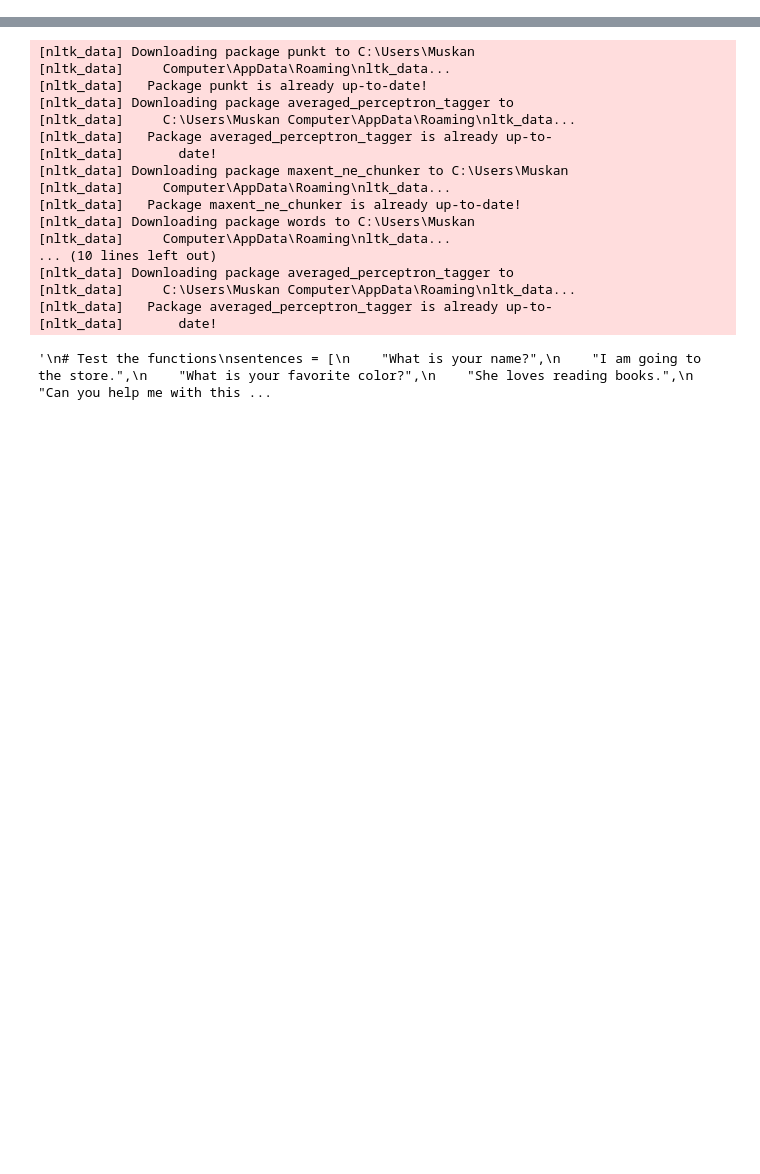
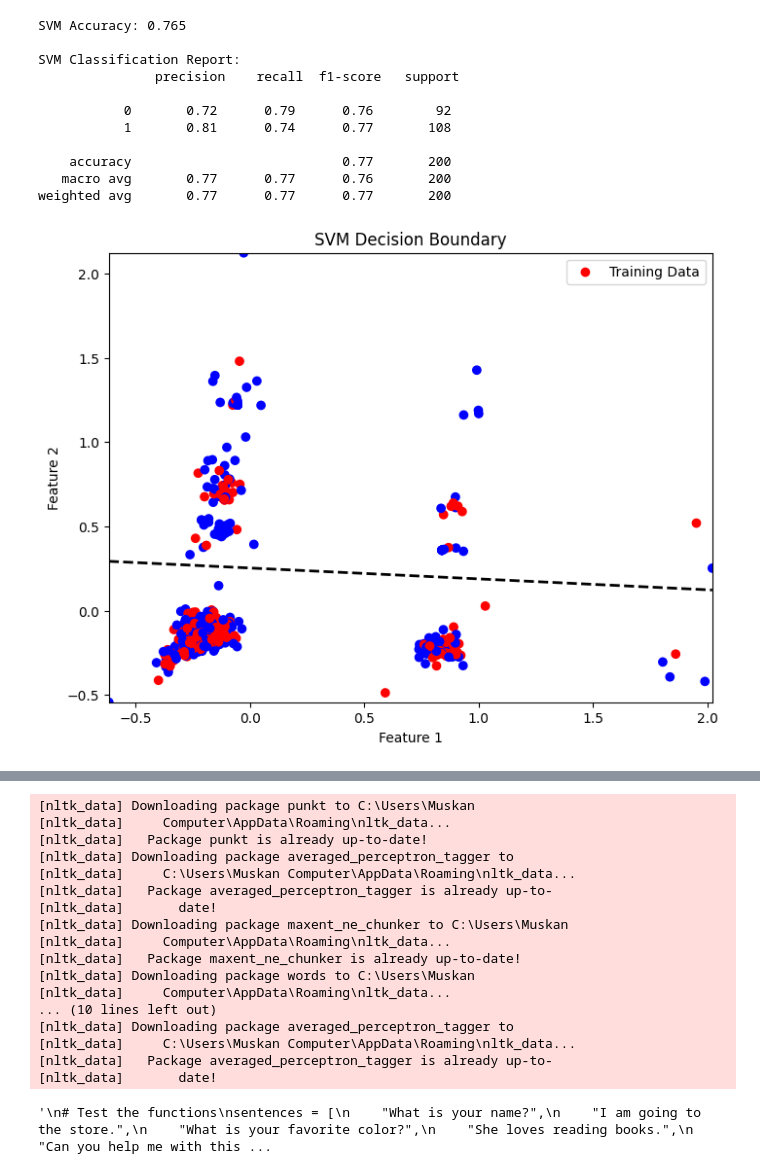
Before and after one commit to FawadSaqlain/customer-care-system, a Jupyter notebook: test.ipynb, the cells around one changed output, grey strips where cells are left out. Cells and saved outputs as stored; diff of their text form; code cells hidden in the pictures; blank space fills up the shorter version.

Commit message:
working upon the message classification and response

```diff
--- a/test.ipynb
+++ b/test.ipynb
@@ -331,0 +269,53 @@ weighted avg       0.77      0.77      0.77       200
+# %%
+
+# Train and evaluate SVM
+svm_model = SVC(kernel='linear')
+svm_model.fit(X_train, y_train)
+svm_pred = svm_model.predict(X_test)
+print("SVM Accuracy:", accuracy_score(y_test, svm_pred))
+print("\nSVM Classification Report:\n", classification_report(y_test, svm_pred))
+
+# Hyperplane visualization
+def SVM_visualize_hyperplane( X_train, y_train):
+    # Reduce data to 2 dimensions using PCA
+    pca = PCA(n_components=2)
+    X_train_2d = pca.fit_transform(X_train.toarray())
+
+    # Train a new SVM model on the reduced data
+    model_2d = SVC(kernel='linear')
+    model_2d.fit(X_train_2d, y_train)
+
+    # Create a grid for plotting
+    xx, yy = np.meshgrid(
+        np.linspace(X_train_2d[:, 0].min(), X_train_2d[:, 0].max(), 100),
+        np.linspace(X_train_2d[:, 1].min(), X_train_2d[:, 1].max(), 100)
+    )
+    Z = model_2d.decision_function(np.c_[xx.ravel(), yy.ravel()])
+    Z = Z.reshape(xx.shape)
+
+    # Plot
+    plt.figure(figsize=(8, 6))
+    colors = ['red' if label == 0 else 'blue' for label in y_train]
+    plt.scatter(X_train_2d[:, 0], X_train_2d[:, 1], c=colors, label='Training Data')
+    plt.contour(xx, yy, Z, levels=[0], linewidths=2, colors='black', linestyles='--', label='Hyperplane')
+    plt.title("SVM Decision Boundary")
+    plt.xlabel("Feature 1")
+    plt.ylabel("Feature 2")
+    plt.legend()
+    plt.show()
+
+# Visualize the hyperplane
+SVM_visualize_hyperplane(X_train, y_train)
+# %% [output]
+SVM Accuracy: 0.765
+
+SVM Classification Report:
+               precision    recall  f1-score   support
+
+           0       0.72      0.79      0.76        92
+           1       0.81      0.74      0.77       108
+
+    accuracy                           0.77       200
+   macro avg       0.77      0.77      0.76       200
+weighted avg       0.77      0.77      0.77       200
+[figure, added]
```
Also changed, not shown: parts of 12 cells of this notebook, 3 other files.
